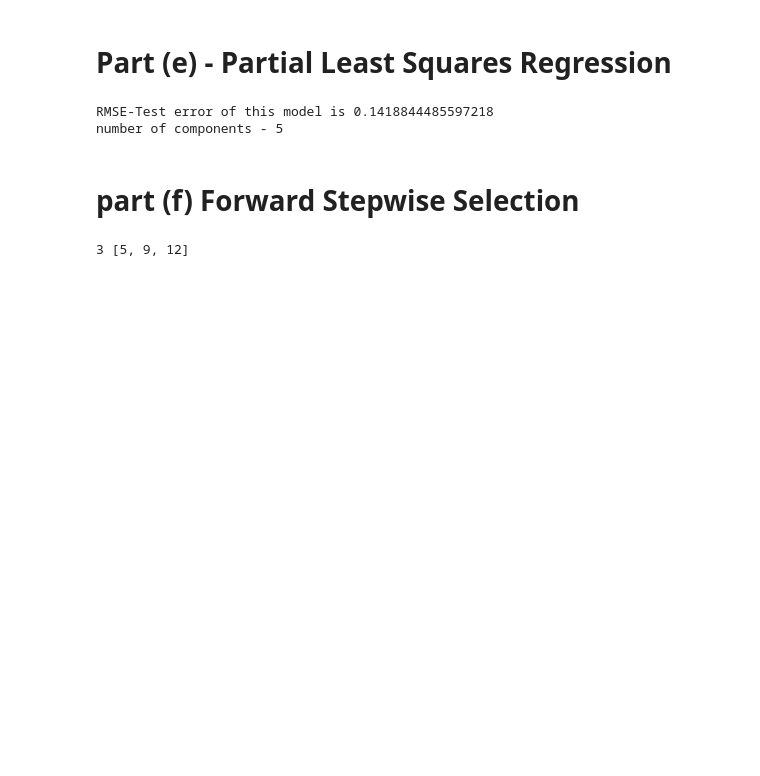
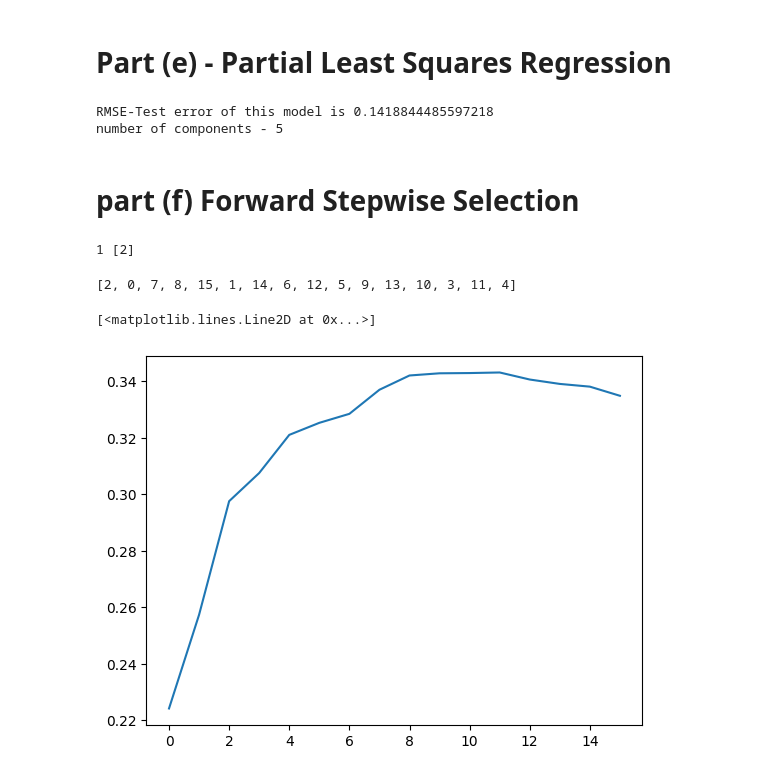
Before and after one commit to jaynanduri/ML-assignments, a Jupyter notebook: a2/hwk2-pb3.ipynb, the cells around one changed output. Cells and saved outputs as stored; diff of their text form; code cells hidden in the pictures; blank space fills up the shorter version.

```diff
--- a/a2/hwk2-pb3.ipynb
+++ b/a2/hwk2-pb3.ipynb
@@ -161,6 +167,17 @@ while counter <= len(X_train[0]):
 # %%
-print(len(global_best_subset), global_best_subset)
+print(len(best_model), best_model)
 # %% [output]
-3 [5, 9, 12]
+1 [2]
+# %%
+best_subset
+# %% [output]
+[2, 0, 7, 8, 15, 1, 14, 6, 12, 5, 9, 13, 10, 3, 11, 4]
+# %%
+import matplotlib.pyplot as plt
+
+plt.plot(list(cols), val_errors)
+# %% [output]
+[<matplotlib.lines.Line2D at 0x...>]
+[figure, added]
 # %%
 import pandas as pd
```
Also changed, not shown: parts of 6 cells of this notebook.
